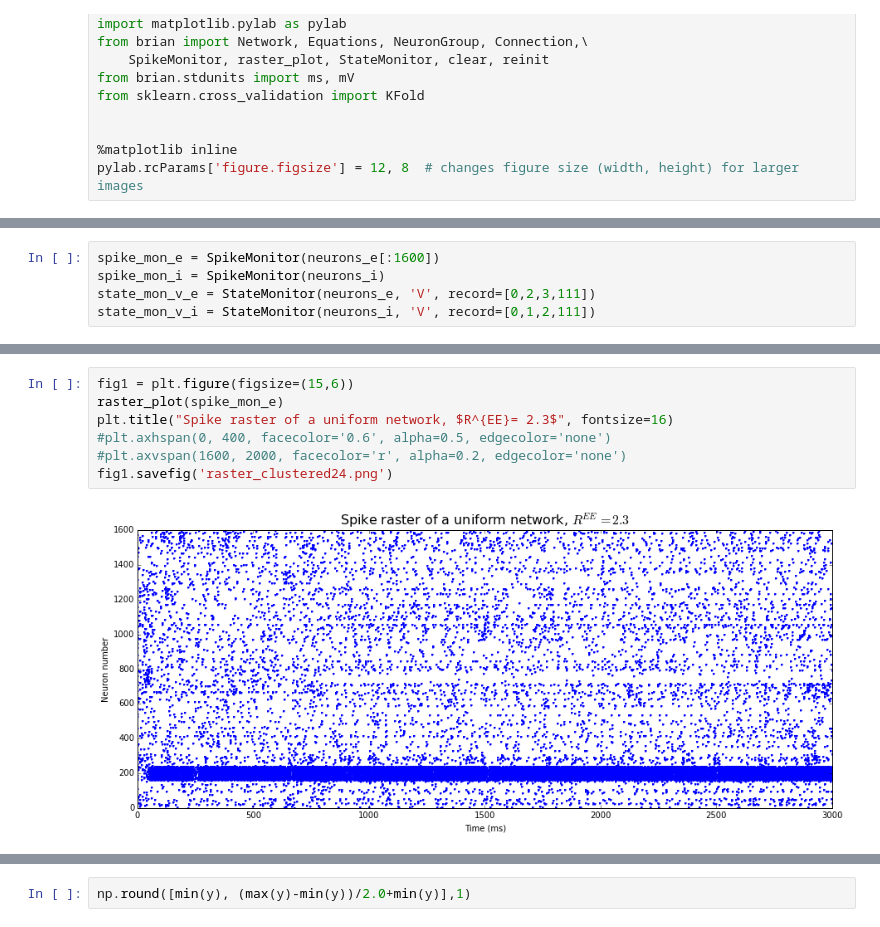
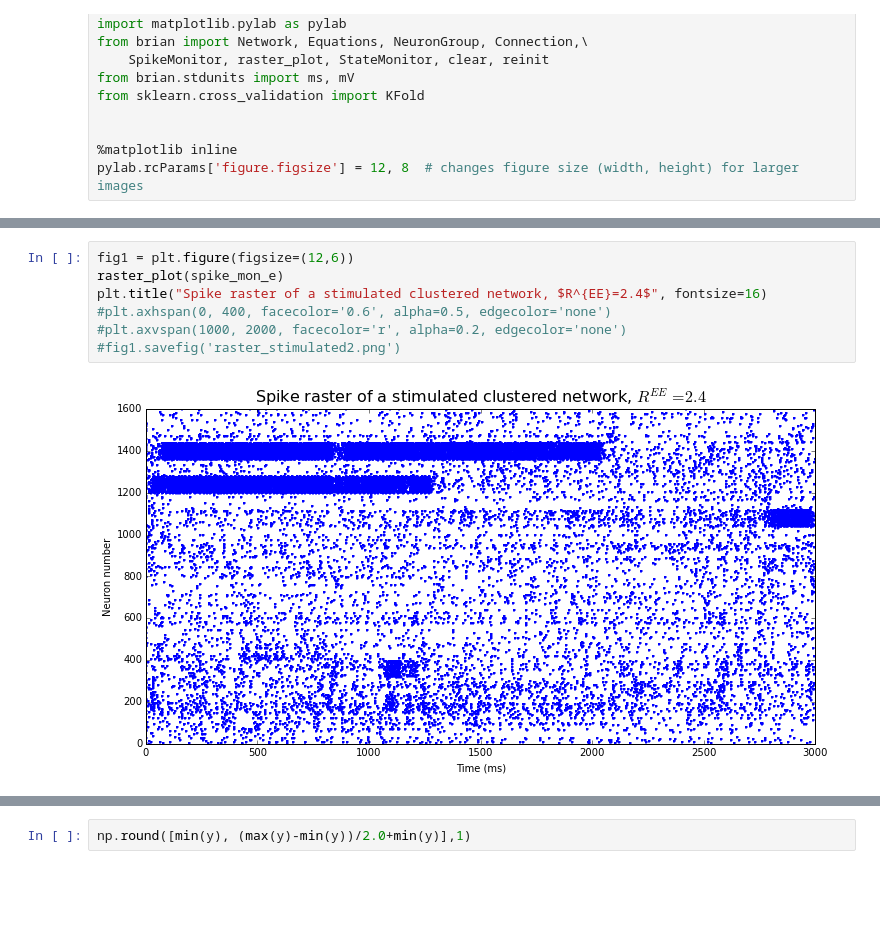
Before and after one commit to janfb/bccn_programming_project5, a Jupyter notebook: Project5_Clustered_Networks.ipynb, the cells around one changed output, grey strips where cells are left out. Cells and saved outputs as stored; diff of their text form; blank space fills up the shorter version.

Commit message:
Used ipython notebook for plotting

```diff
--- a/Project5_Clustered_Networks.ipynb
+++ b/Project5_Clustered_Networks.ipynb
@@ -124,5 +122,0 @@ connections.connect_random(all_neurons[n_e:(n_e + n_i)], all_neurons[n_e:(n_e +
-# %%
-spike_mon_e = SpikeMonitor(neurons_e[:1600])
-spike_mon_i = SpikeMonitor(neurons_i)
-state_mon_v_e = StateMonitor(neurons_e, 'V', record=[0,2,3,111])
-state_mon_v_i = StateMonitor(neurons_i, 'V', record=[0,1,2,111])
@@ -153,10 +147,10 @@ network.run(2000*ms, report='text')
 "\nt_stim_idx = int(t_stim * ms / winlen)\n\n# Stimulation phase, increase input to subset of clusters\nall_neurons[:400].mu += 0.07 * (vt - vr)\nnetwork.run(t_stim * ms, report='text')\n# set back to ...
 # %%
-fig1 = plt.figure(figsize=(15,6))
+fig1 = plt.figure(figsize=(12,6))
 raster_plot(spike_mon_e)
-plt.title("Spike raster of a uniform network, $R^{EE}= 2.3$", fontsize=16)
+plt.title("Spike raster of a stimulated clustered network, $R^{EE}=2.4$", fontsize=16)
 #plt.axhspan(0, 400, facecolor='0.6', alpha=0.5, edgecolor='none')
-#plt.axvspan(1600, 2000, facecolor='r', alpha=0.2, edgecolor='none')
-fig1.savefig('raster_clustered24.png')
+#plt.axvspan(1000, 2000, facecolor='r', alpha=0.2, edgecolor='none')
+#fig1.savefig('raster_stimulated2.png')
 # %% [output]
-[figure, old version]
+[figure, new version]
```
Also changed, not shown: parts of 8 cells of this notebook.
